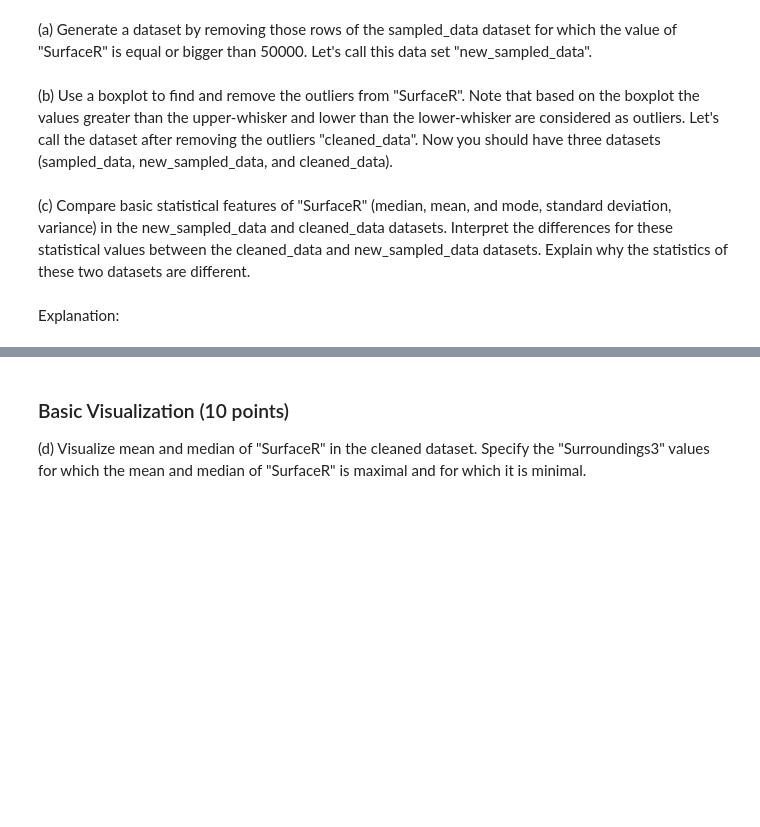
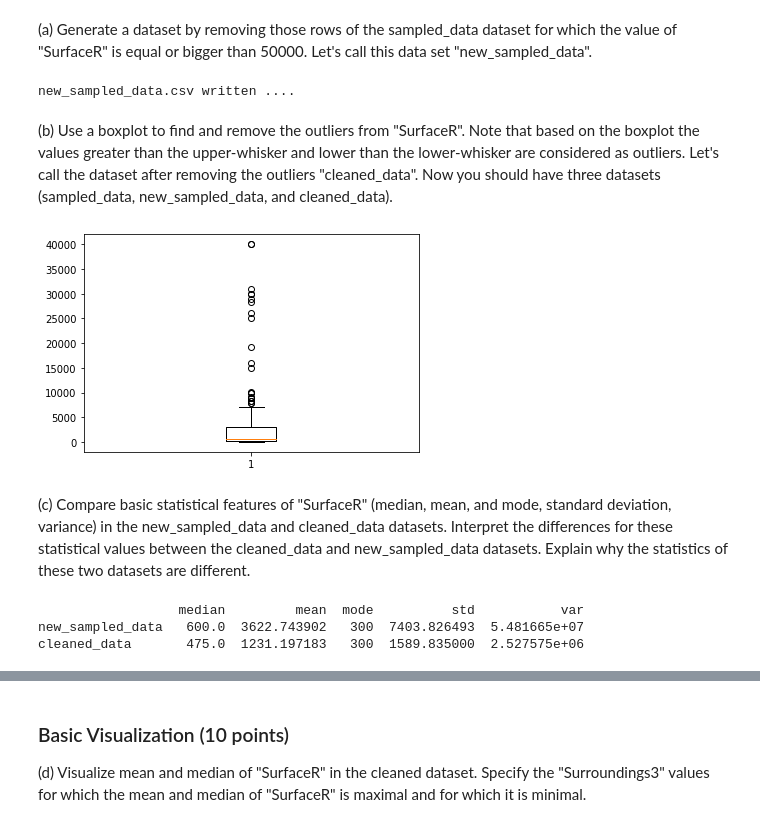
Before and after one commit to shahid-khan/IDS_Assignment_1, a Jupyter notebook: assignment 1.ipynb, the cells around one changed output, grey strips where cells are left out. Saved outputs shown, nothing was run; the diff lists cells and outputs as text; code cells hidden in the pictures; blank space fills up the shorter version.

```diff
--- a/assignment 1.ipynb
+++ b/assignment 1.ipynb
@@ -50,2 +54,14 @@ sampled_data.to_csv('sampled_data.csv')
+# %%
+# To keep every cell independent of others, we will import files and load data sets for each question.
+import pandas as pd
+sampled_data = pd.read_csv('sampled_data.csv')
+# Sort the frame first for better visibility
+sorted_frame = sampled_data.sort_values('SurfaceR', ascending=True)
+# we return all values less than the threshold
+new_sampled_data = sorted_frame[sorted_frame.SurfaceR < 50000]
+new_sampled_data.to_csv('new_sampled_data.csv')
+print('new_sampled_data.csv written....')
+# %% [output]
+new_sampled_data.csv written ....
 # %% [markdown]
    (b)  Use a boxplot to find and remove the outliers from "SurfaceR". Note that based on the boxplot the values greater than the upper-whisker and lower than the lower-whisker are considered as outliers. Let's call the dataset after removing the outliers "cleaned_data". Now you should  have three datasets (sampled_data, new_sampled_data, and cleaned_data).
@@ -54,2 +68,14 @@ sampled_data.to_csv('sampled_data.csv')
+# %%
+import pandas as pd
+import matplotlib.pyplot as plt
+new_sampled_data = pd.read_csv('new_sampled_data.csv')
+bp = plt.boxplot(new_sampled_data['SurfaceR'])
+# now we gt. whisker values
+[lower_whisker, upper_whisker] = [item.get_ydata()[1] for item in bp['whiskers']] #visit this apprach later
+intermediate_data = sampled_data[sampled_data.SurfaceR >= lower_whisker]
+cleaned_data = intermediate_data[intermediate_data.SurfaceR <= upper_whisker]
+cleaned_data.to_csv('cleaned_data.csv')
+# %% [output]
+[figure, added]
 # %% [markdown]
    (c) Compare basic statistical features of "SurfaceR" (median, mean, and mode, standard deviation, variance) in the new_sampled_data and cleaned_data datasets.    Interpret the differences for these statistical values between the cleaned_data and new_sampled_data datasets. Explain why the statistics of these two datasets are different.
@@ -60,2 +82,19 @@ sampled_data.to_csv('sampled_data.csv')
-# %% [markdown]
-Explanation:
+# %%
+import numpy as np
+from statistics import mode
+data  = {'new_sampled_data': [np.median(new_sampled_data['SurfaceR']),
+                                np.mean(new_sampled_data['SurfaceR']),
+                                mode(new_sampled_data['SurfaceR']),
+                                np.std(new_sampled_data['SurfaceR']),
+                                np.var(new_sampled_data['SurfaceR'])],
+          'cleaned_data'     : [np.median(cleaned_data['SurfaceR']),
+                                np.mean(cleaned_data['SurfaceR']),
+                                mode(cleaned_data['SurfaceR']),
+                                np.std(cleaned_data['SurfaceR']),
+                                np.var(cleaned_data['SurfaceR'])]}
+Statistics = pd.DataFrame.from_dict(data, orient='index',columns=['median','mean','mode','std','var'])
+print(Statistics)
+# %% [output]
+                  median         mean  mode          std           var
+new_sampled_data   600.0  3622.743902   300  7403.826493  5.481665e+07
+cleaned_data       475.0  1231.197183   300  1589.835000  2.527575e+06
```
Also changed, not shown: parts of 19 cells of this notebook, 4 other files.
